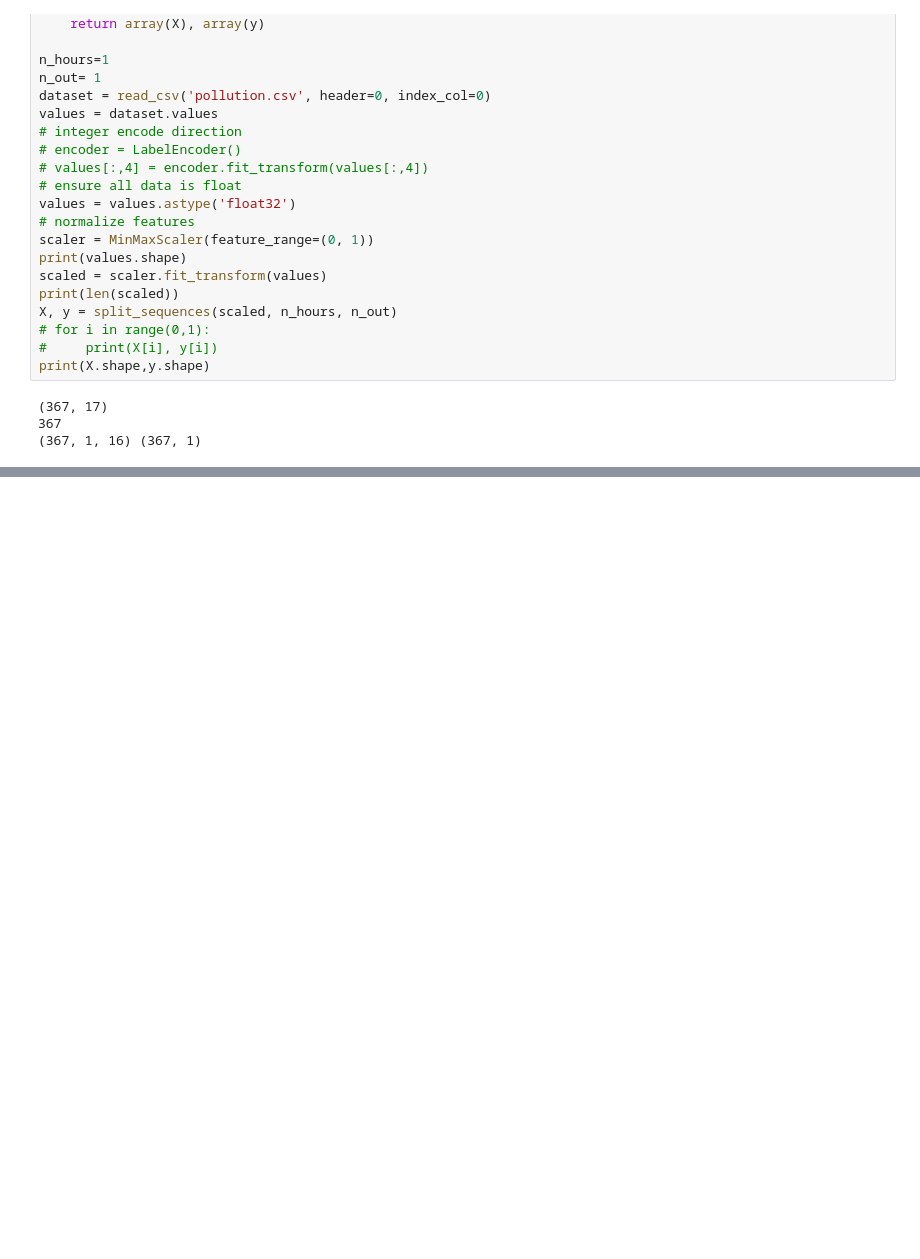
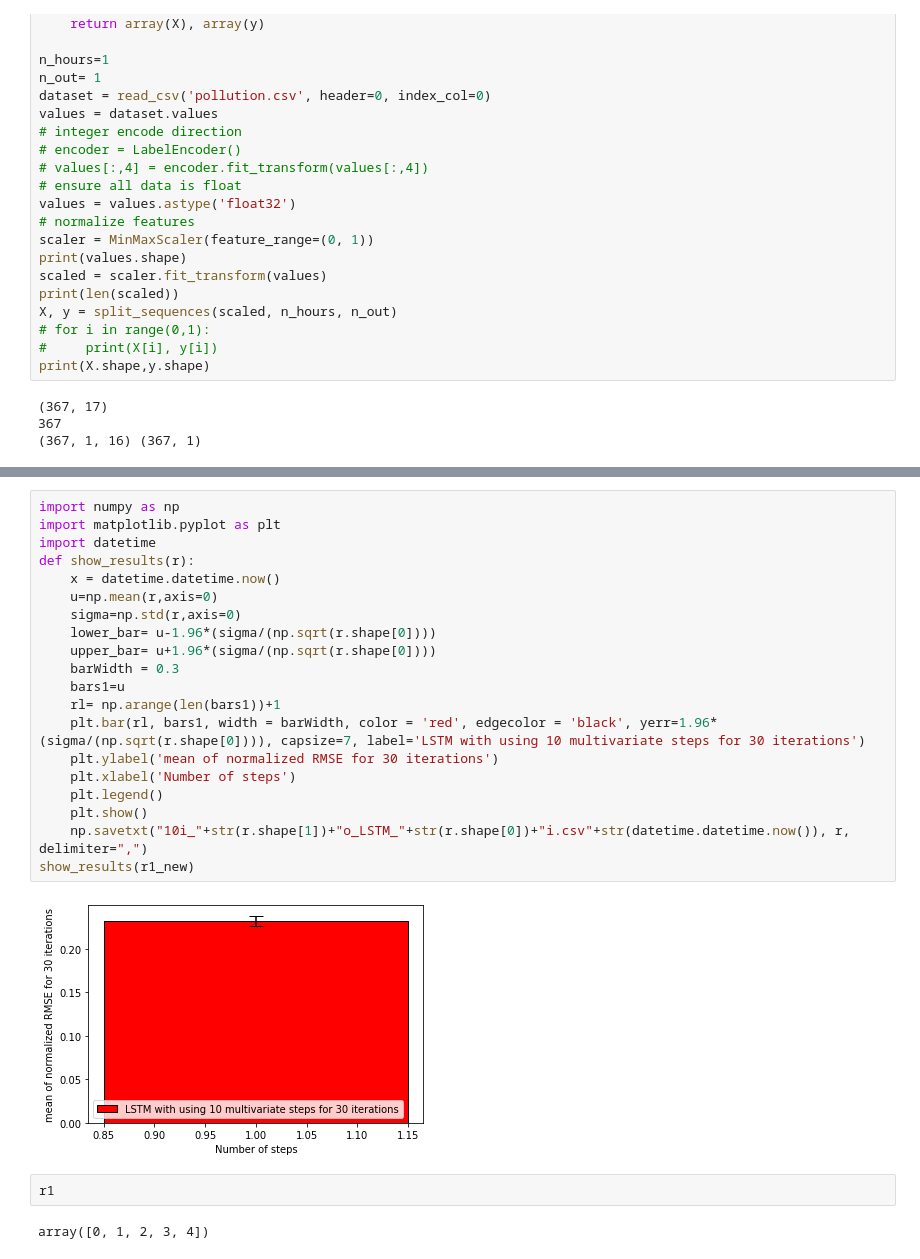
Before and after one commit to sydney-machine-learning/airpollution_deeplearning, a Jupyter notebook: pollution.ipynb, the cells around one changed output, grey strips where cells are left out. Saved outputs shown, nothing was run; the diff lists cells and outputs as text; blank space fills up the shorter version.

```diff
--- a/pollution.ipynb
+++ b/pollution.ipynb
@@ -208,0 +461,26 @@ plt.show()
+# %%
+import numpy as np
+import matplotlib.pyplot as plt
+import datetime
+def show_results(r):
+    x = datetime.datetime.now()
+    u=np.mean(r,axis=0)
+    sigma=np.std(r,axis=0)
+    lower_bar= u-1.96*(sigma/(np.sqrt(r.shape[0])))
+    upper_bar= u+1.96*(sigma/(np.sqrt(r.shape[0])))
+    barWidth = 0.3
+    bars1=u
+    rl= np.arange(len(bars1))+1
+    plt.bar(rl, bars1, width = barWidth, color = 'red', edgecolor = 'black', yerr=1.96*(sigma/(np.sqrt(r.shape[0]))), capsize=7, label='LSTM with using 10 multivariate steps for 30 iterations')
+    plt.ylabel('mean of normalized RMSE for 30 iterations')
+    plt.xlabel('Number of steps')
+    plt.legend()
+    plt.show()
+    np.savetxt("10i_"+str(r.shape[1])+"o_LSTM_"+str(r.shape[0])+"i.csv"+str(datetime.datetime.now()), r, delimiter=",")
+show_results(r1_new)
+# %% [output]
+[figure, added]
+# %%
+r1
+# %% [output]
+array([0, 1, 2, 3, 4])
```
Also changed, not shown: parts of 12 cells of this notebook, 1 other file.
